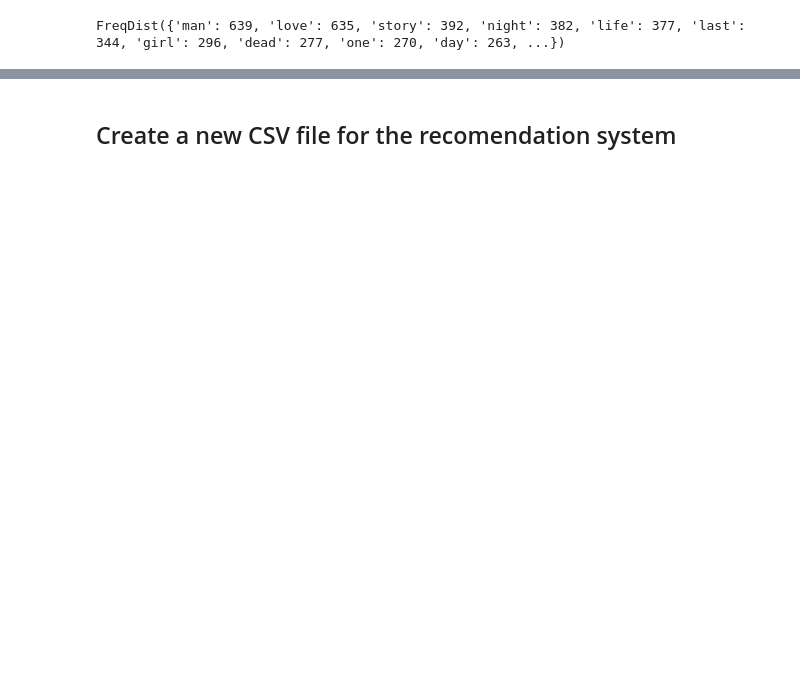
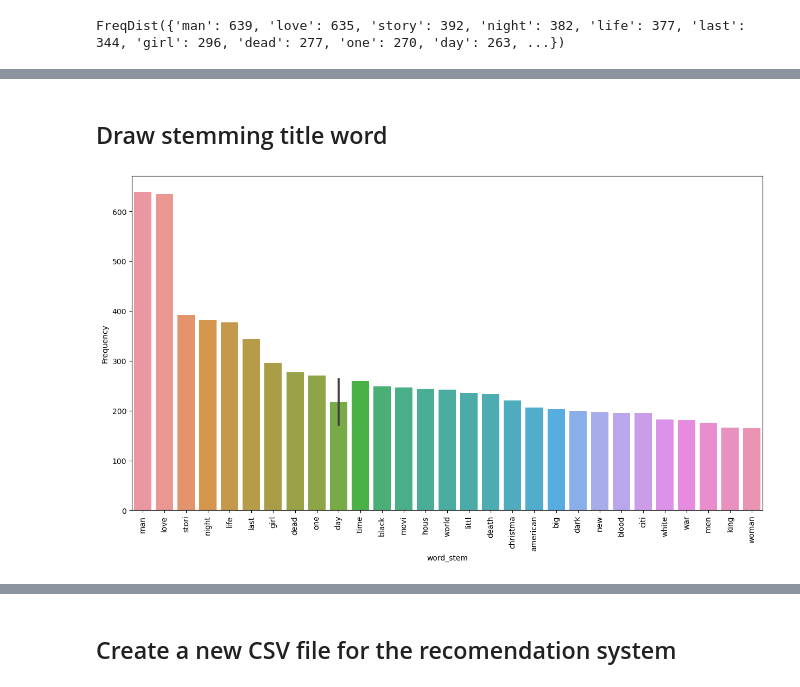
Before and after one commit to fedepacher/RecomendationML, a Jupyter notebook: eda.ipynb, the cells around one changed output, grey strips where cells are left out. Saved outputs shown, nothing was run; the diff lists cells and outputs as text; code cells hidden in the pictures; blank space fills up the shorter version.

```diff
--- a/eda.ipynb
+++ b/eda.ipynb
@@ -211,0 +215,3 @@ FreqDist({'man': 639, 'love': 635, 'story': 392, 'night': 382, 'life': 377, 'las
+# %%
+df_title_new.sort_values('Frequency',ascending=False, inplace = True)
+df_title_new.reset_index(drop = True, inplace=True)
@@ -211,0 +220,18 @@ FreqDist({'man': 639, 'love': 635, 'story': 392, 'night': 382, 'life': 377, 'las
+# %%
+stemmer = PorterStemmer()
+# %%
+title_list=[]
+for tit in df_title_new['Word']:
+
+    # Tokenizamos para separar las palabras del titular
+    tit=nltk.word_tokenize(tit)
+
+    # Aplicamos la funcion para buscar la raiz de las palabras
+    tit=[stemmer.stem(word) for word in tit]
+    # Por ultimo volvemos a unir el titular
+    tit=" ".join(tit)
+
+    # Vamos armando una lista con todos los titulares
+    title_list.append(tit)
+# %%
+df_title_new['word_stem'] = title_list
@@ -211,0 +254,10 @@ FreqDist({'man': 639, 'love': 635, 'story': 392, 'night': 382, 'life': 377, 'las
+# %% [markdown]
+## Draw stemming title word
+# %%
+plt.figure(figsize = (15,8))
+plot = sns.barplot(x  = df_title_new.iloc[:30].word_stem, y = df_title_new.iloc[:30].Frequency)
+for item in plot.get_xticklabels():
+    item.set_rotation(90)
+plt.show()
+# %% [output]
+[figure, added]
```
Also changed, not shown: parts of 45 cells of this notebook.
